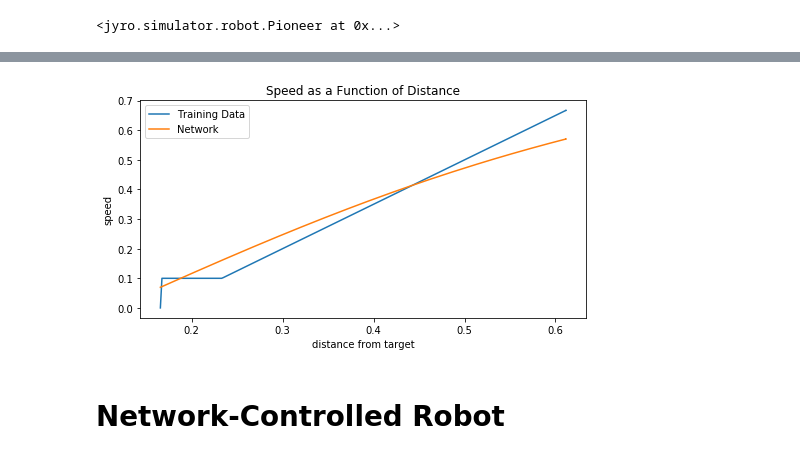
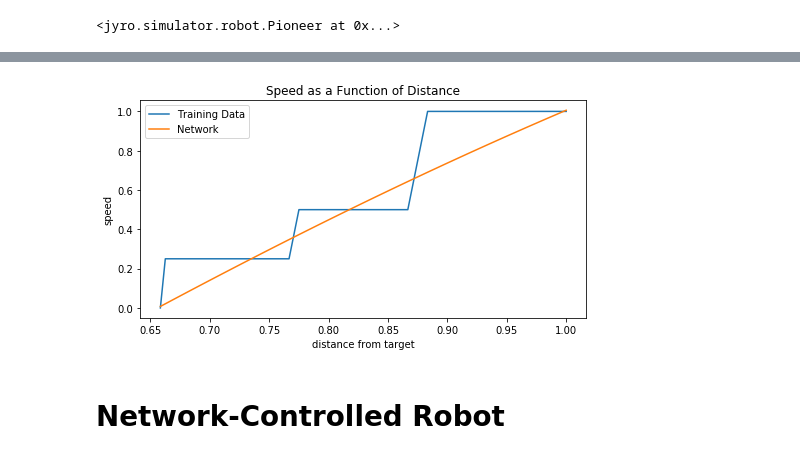
Before and after one commit to ArtificialIntelligenceToolkit/conx, a Jupyter notebook: notebooks/TeacherRobot.ipynb, the cells around one changed output, grey strips where cells are left out. Saved outputs shown, nothing was run; the diff lists cells and outputs as text; code cells hidden in the pictures.

```diff
--- a/notebooks/TeacherRobot.ipynb
+++ b/notebooks/TeacherRobot.ipynb
@@ -63,5 +55,5 @@ sim.widgets["play"].show_repeat = False
-# %%
-sim.widgets["play"]._playing = True
+# %%
+data = collect_data(sim)
 # %%
 len(data)
 # %% [output]
@@ -69,10 +71,10 @@ len(data)
 # %%
-net = Network("Stop When Close")
-net.add(Layer("input", 2))
-net.add(Layer("hidden", 5, activation="sigmoid"))
-net.add(Layer("output", 1, activation = "tanh"))
+net = Network("Go To Target")
+net.add(Layer("input", 1))
+net.add(Layer("hidden", 10, activation="sigmoid"))
+net.add(Layer("output", 1, activation = "linear"))
 net.connect()
-net.compile(loss="mse", optimizer="adam")
+net.compile(loss="mae", optimizer="adam")
 net.model.summary()
 # %% [output]
 _________________________________________________________________
@@ -115,8 +117,7 @@ if net.saved():
     net.load()
     net.plot_loss_acc()
 else:
-    net.train(1000, accuracy=1.0, tolerance=0.1, plot=True)
-    net.save()
+    net.train(400, accuracy=1.0, tolerance=0.1, batch_size=1, save=True, plot=True)
 # %% [output]
 [drawing not drawn]
 ========================================================================
@@ -139,11 +131,11 @@ test = ["Network", [net.propagate(pair[0], visualize=False)[0] for pair in data]
 # %%
 plot([train, test],
      title="Speed as a Function of Distance",
      xlabel="distance from target",
      ylabel="speed",
-     xs=[pair[0][0] for pair in data])
+     xs=[pair[0] for pair in data])
 # %% [output]
-[figure, old version]
+[figure, new version]
 # %% [markdown]
 # Network-Controlled Robot
 # %%
```
Also changed, not shown: parts of 24 cells of this notebook, 1 other file.
